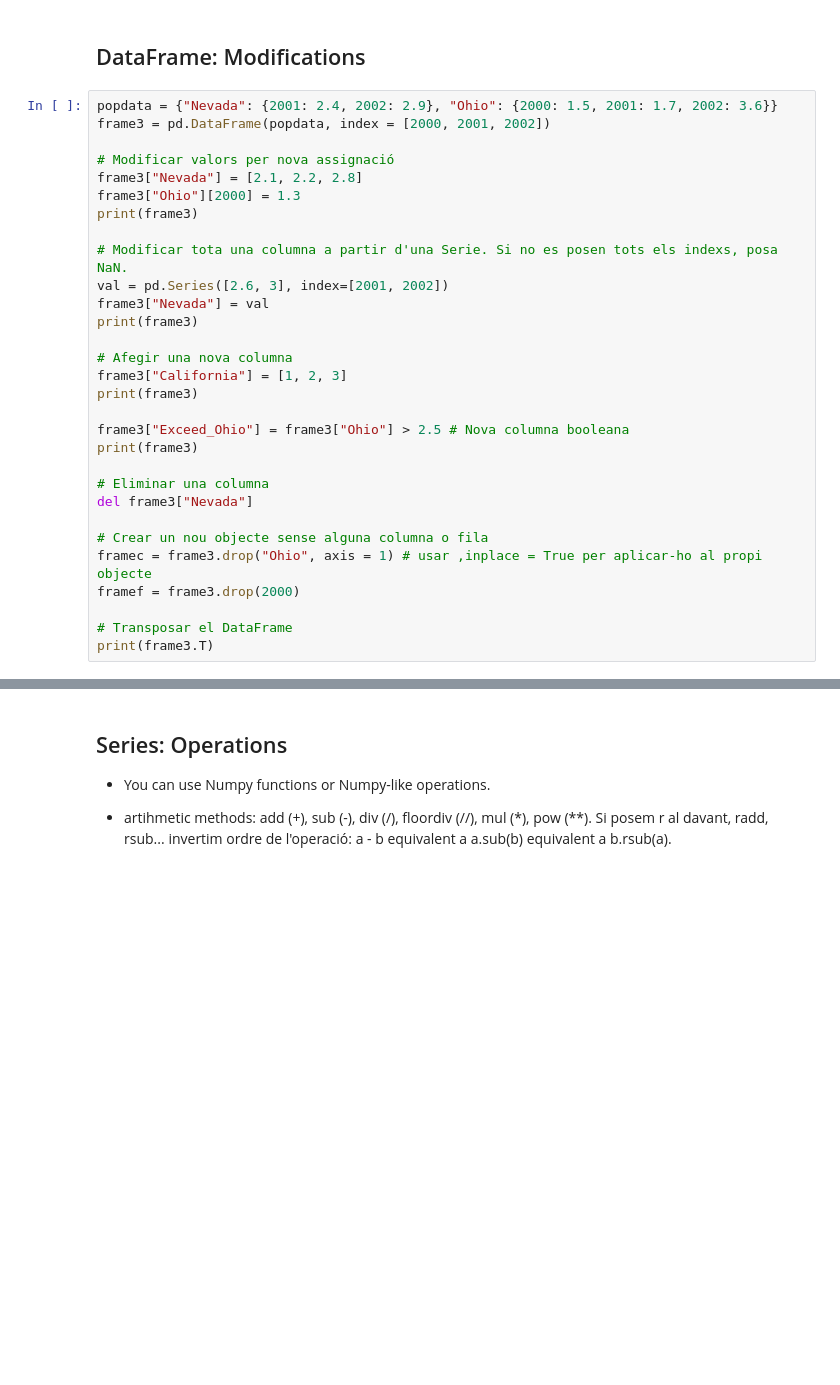
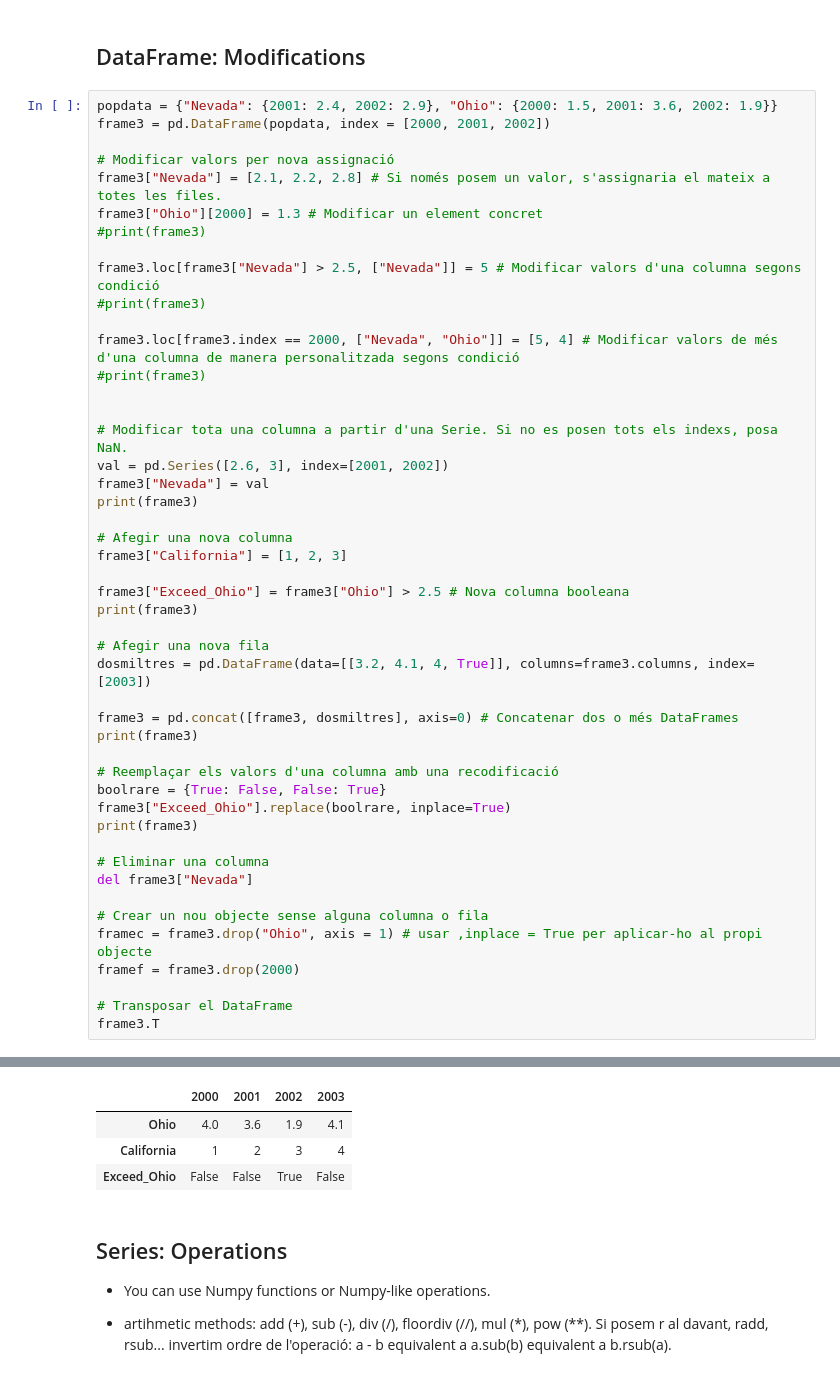
Before and after one commit to ditcas/llibreries_python, a Jupyter notebook: pandas.ipynb, the cells around one changed output, grey strips where cells are left out. Saved outputs shown, nothing was run; the diff lists cells and outputs as text; blank space fills up the shorter version.

```diff
--- a/pandas.ipynb
+++ b/pandas.ipynb
@@ -281,13 +332,20 @@ dtype: int64
 # %% [markdown]
 ## DataFrame: Modifications
 # %%
-popdata = {"Nevada": {2001: 2.4, 2002: 2.9}, "Ohio": {2000: 1.5, 2001: 1.7, 2002: 3.6}}
+popdata = {"Nevada": {2001: 2.4, 2002: 2.9}, "Ohio": {2000: 1.5, 2001: 3.6, 2002: 1.9}}
 frame3 = pd.DataFrame(popdata, index = [2000, 2001, 2002])
 
 # Modificar valors per nova assignació
-frame3["Nevada"] = [2.1, 2.2, 2.8]
-frame3["Ohio"][2000] = 1.3
-print(frame3)
+frame3["Nevada"] = [2.1, 2.2, 2.8] # Si només posem un valor, s'assignaria el mateix a totes les files.
+frame3["Ohio"][2000] = 1.3 # Modificar un element concret
+#print(frame3)
+
+frame3.loc[frame3["Nevada"] > 2.5, ["Nevada"]] = 5 # Modificar valors d'una columna segons condició
+#print(frame3)
+
+frame3.loc[frame3.index == 2000, ["Nevada", "Ohio"]] = [5, 4] # Modificar valors de més d'una columna de manera personalitzada segons condició
+#print(frame3)
+
 
 # Modificar tota una columna a partir d'una Serie. Si no es posen tots els indexs, posa NaN.
 val = pd.Series([2.6, 3], index=[2001, 2002])
@@ -296,9 +354,19 @@ print(frame3)
 
 # Afegir una nova columna
 frame3["California"] = [1, 2, 3]
+
+frame3["Exceed_Ohio"] = frame3["Ohio"] > 2.5 # Nova columna booleana
 print(frame3)
 
-frame3["Exceed_Ohio"] = frame3["Ohio"] > 2.5 # Nova columna booleana
+# Afegir una nova fila
+dosmiltres = pd.DataFrame(data=[[3.2, 4.1, 4, True]], columns=frame3.columns, index=[2003])
+
+frame3 = pd.concat([frame3, dosmiltres], axis=0) # Concatenar dos o més DataFrames
+print(frame3)
+
+# Reemplaçar els valors d'una columna amb una recodificació
+boolrare = {True: False, False: True}
+frame3["Exceed_Ohio"].replace(boolrare, inplace=True)
 print(frame3)
 
 # Eliminar una columna
@@ -309,7 +377,7 @@ framec = frame3.drop("Ohio", axis = 1) # usar ,inplace = True per aplicar-ho al
 framef = frame3.drop(2000)
 
 # Transposar el DataFrame
-print(frame3.T)
+frame3.T
 # %% [output]
       Nevada  Ohio
 2000     2.1   1.3
@@ -331,3 +399,7 @@ Name: Ohio, dtype: float64
+|  | 2000 | 2001 | 2002 | 2003 |
+| Ohio | 4.0 | 3.6 | 1.9 | 4.1 |
+| California | 1 | 2 | 3 | 4 |
+| Exceed_Ohio | False | False | True | False |
 # %% [markdown]
 ## Series: Operations
 
```
Also changed, not shown: parts of 31 cells of this notebook.
